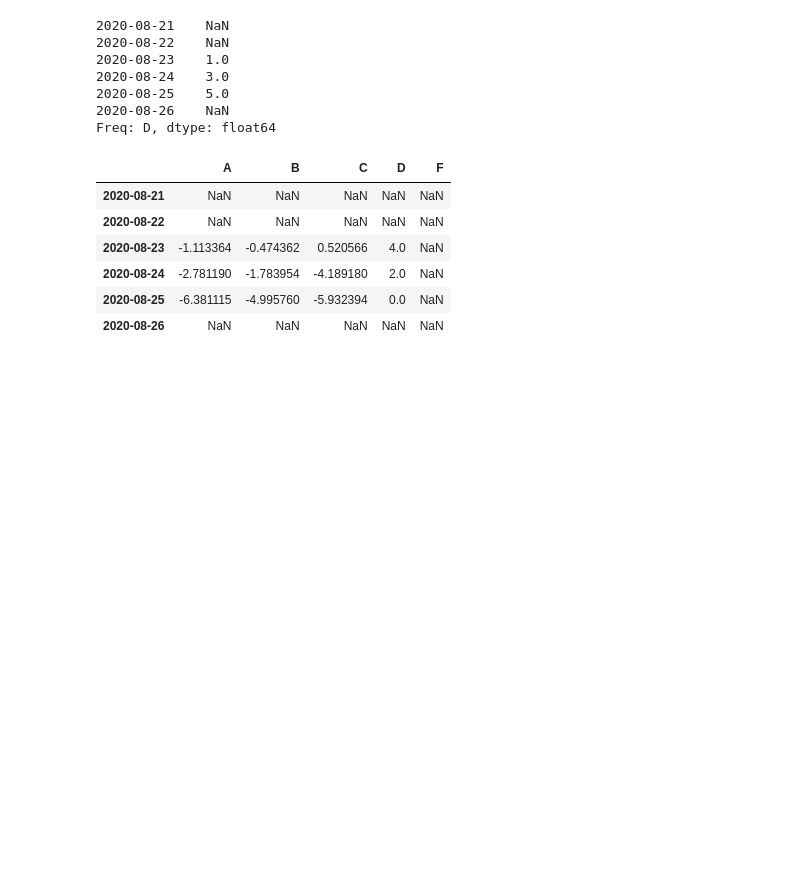
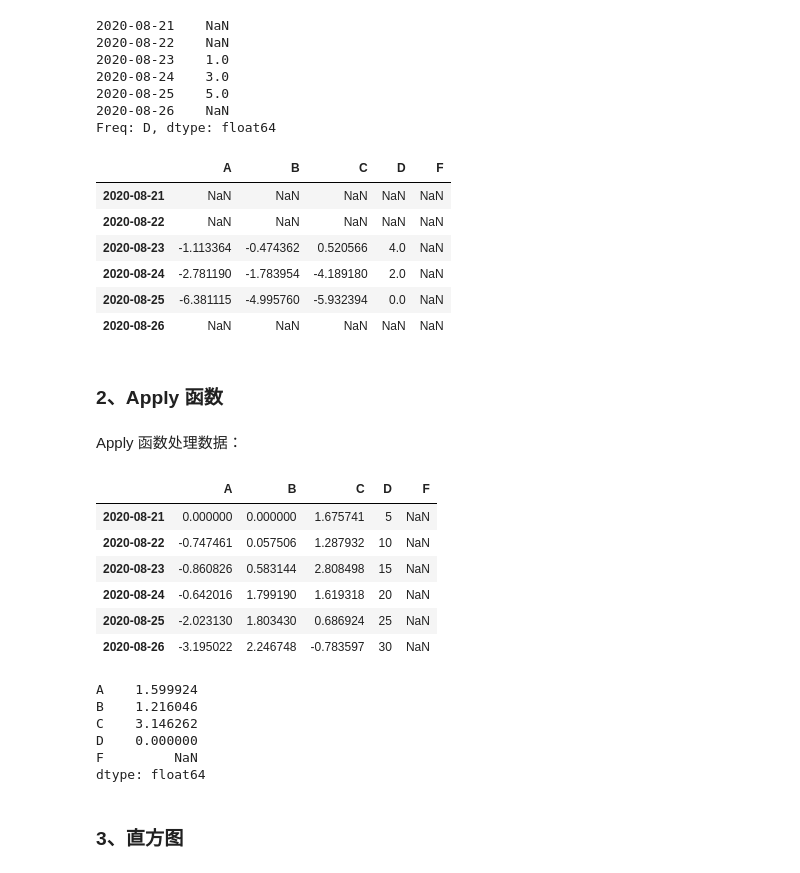
Before and after one commit to mangxiao2018/PandasSample, a Jupyter notebook: 1-入门Pandas.ipynb, the cells around one changed output. Saved outputs shown, nothing was run; the diff lists cells and outputs as text; code cells hidden in the pictures; blank space fills up the shorter version.

Commit message:
运算-直方图、apply函数、字符串方法

```diff
--- a/1-入门Pandas.ipynb
+++ b/1-入门Pandas.ipynb
@@ -548,3 +548,28 @@ df.sub(s, axis='index')
 | 2020-08-24 | -2.781190 | -1.783954 | -4.189180 | 2.0 | NaN |
 | 2020-08-25 | -6.381115 | -4.995760 | -5.932394 | 0.0 | NaN |
 | 2020-08-26 | NaN | NaN | NaN | NaN | NaN |
+# %% [markdown]
+### 2、Apply 函数
+# %% [markdown]
+Apply 函数处理数据：
+# %%
+df.apply(np.cumsum)
+# %% [output]
+|  | A | B | C | D | F |
+| 2020-08-21 | 0.000000 | 0.000000 | 1.675741 | 5 | NaN |
+| 2020-08-22 | -0.747461 | 0.057506 | 1.287932 | 10 | NaN |
+| 2020-08-23 | -0.860826 | 0.583144 | 2.808498 | 15 | NaN |
+| 2020-08-24 | -0.642016 | 1.799190 | 1.619318 | 20 | NaN |
+| 2020-08-25 | -2.023130 | 1.803430 | 0.686924 | 25 | NaN |
+| 2020-08-26 | -3.195022 | 2.246748 | -0.783597 | 30 | NaN |
+# %%
+df.apply(lambda x: x.max() - x.min())
+# %% [output]
+A    1.599924
+B    1.216046
+C    3.146262
+D    0.000000
+F         NaN
+dtype: float64
+# %% [markdown]
+### 3、直方图
```
Also changed, not shown: parts of 4 cells of this notebook.
